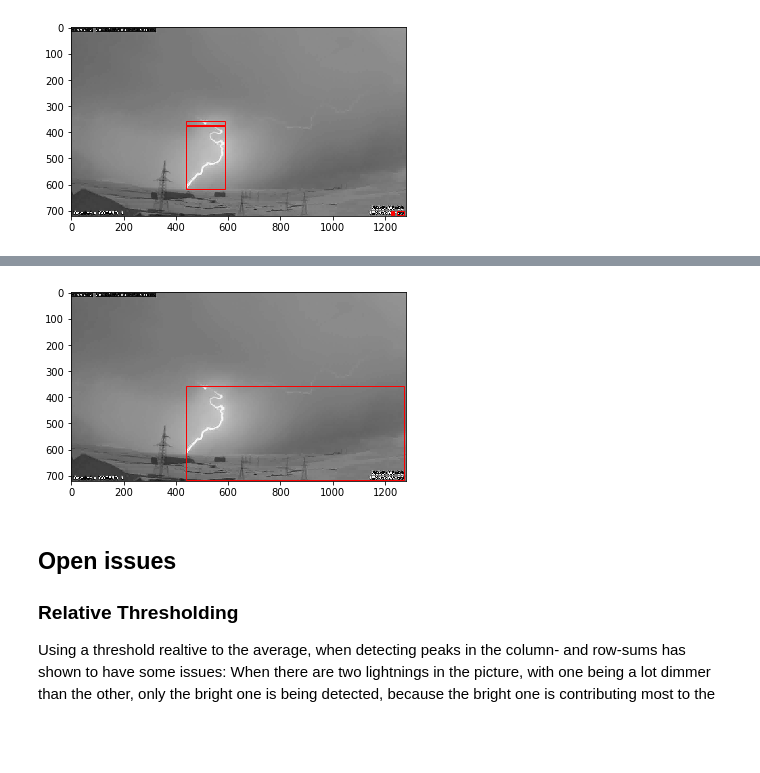
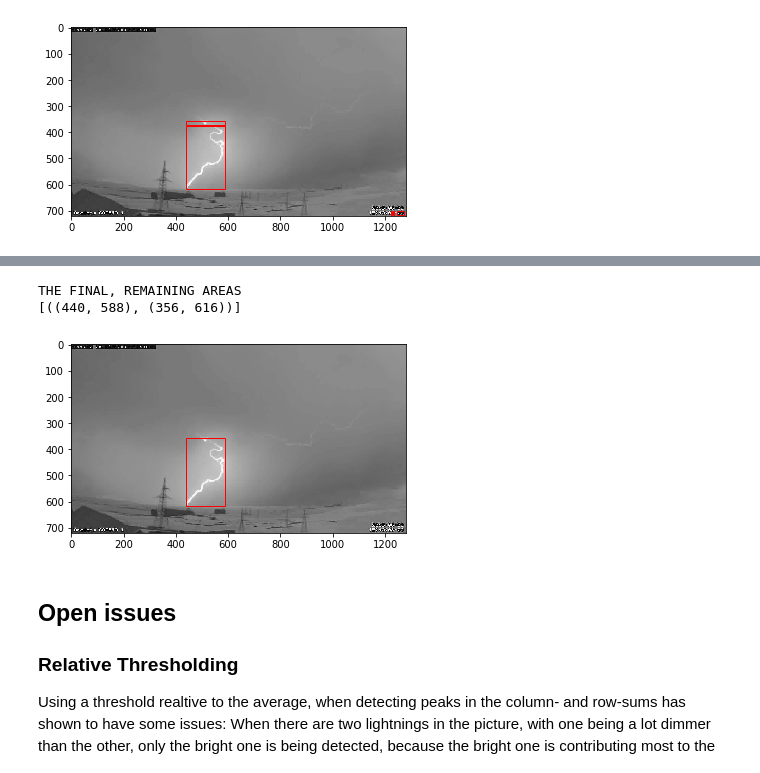
Before and after one commit to the16thpythonist/lightnimage, a Jupyter notebook: lightnimage/detection_demo.ipynb, the cells around one changed output, grey strips where cells are left out. Cells and saved outputs as stored; diff of their text form; code cells hidden in the pictures; blank space fills up the shorter version.

```diff
--- a/lightnimage/detection_demo.ipynb
+++ b/lightnimage/detection_demo.ipynb
@@ -171,3 +174,18 @@ ax6.imshow(detection_image_array, cmap='gray')
 draw_areas(ax6, areas)
 # %% [output]
 [figure]
+# %%
+# Here we just remove all the areas that have been caused by the detection of the white colored timestamp of the camera
+def area_filter(area):
+    width = detection_lightning_image.width
+    height = detection_lightning_image.height
+    x = area[0][0]
+    y = area[1][0]
+    # If the start coordinates are in the upper or lower 5% of the image dimensions, we assume they are
+    # due to the timestamps as they are removed
+    return not(width * 0.95 <= x or x <= width * 0.05 or height * 0.95 <= y or y <= height * 0.05)
+
+
+print(areas)
+areas = list(filter(area_filter, areas))
+print(areas)
@@ -174,17 +205,22 @@ draw_areas(ax6, areas)
 # %%
 # Now we group the areas together
 grouping_config = {
-    'threshold':    10**-2
+    'weight_function': lambda d, s: d + math.sqrt(s),
+    'threshold':    500
 }
 grouping_engine = SimpleAreaGroupingEngine(grouping_config)
 grouped_areas = grouping_engine(areas)
+print('THE FINAL, REMAINING AREAS')
+print(grouped_areas)
 
 f, ax7 = plt.subplots(1, 1)
 ax7.imshow(detection_image_array, cmap='gray')
 
 draw_areas(ax7, grouped_areas)
 # %% [output]
+THE FINAL, REMAINING AREAS
+[((440, 588), (356, 616))]
-[figure, old version]
+[figure, new version]
 # %% [markdown]
 ## Open issues
 
```
Also changed, not shown: parts of 4 cells of this notebook, 4 other files.
